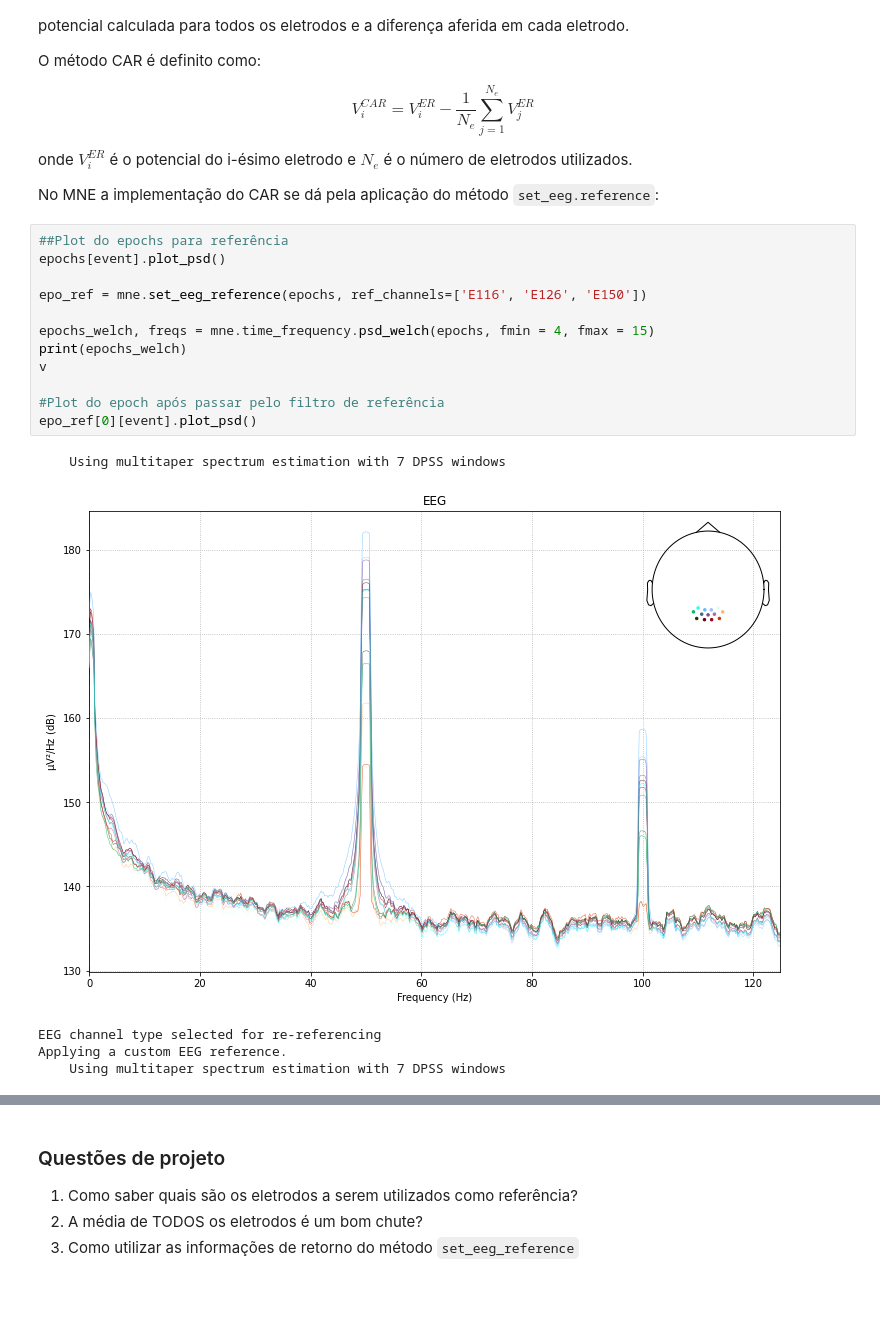
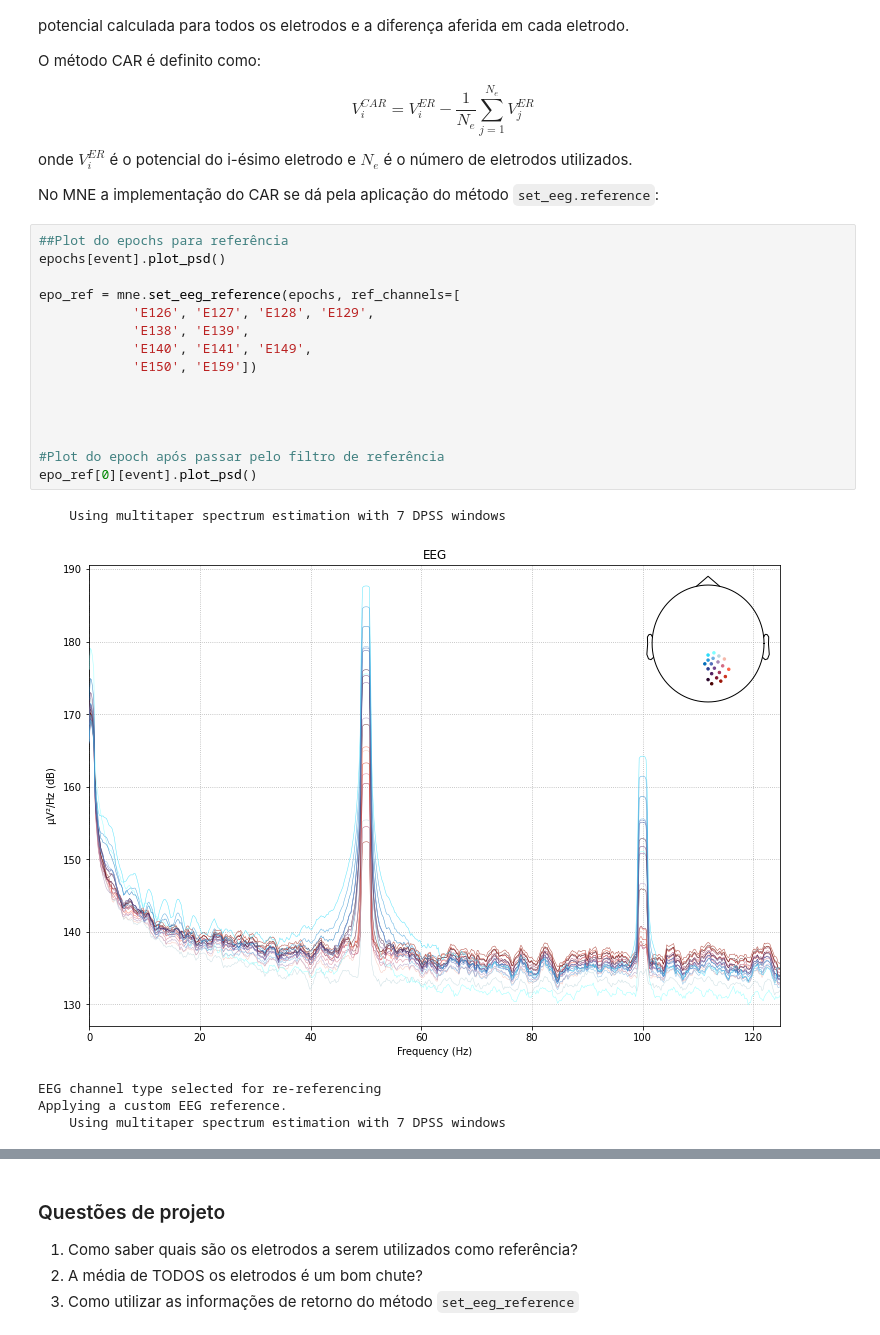
Before and after one commit to Gabrields1998/ReconhecimentoDePadroes, a Jupyter notebook: MAMEM_SSVEP/preprocessing.ipynb, the cells around one changed output, grey strips where cells are left out. Cells and saved outputs as stored; diff of their text form; blank space fills up the shorter version.

```diff
--- a/MAMEM_SSVEP/preprocessing.ipynb
+++ b/MAMEM_SSVEP/preprocessing.ipynb
@@ -206,18 +223,21 @@ No MNE a implementação do CAR se dá pela aplicação do método `set_eeg.refe
 # %%
 ##Plot do epochs para referência
 epochs[event].plot_psd()
 
-epo_ref = mne.set_eeg_reference(epochs, ref_channels=['E116', 'E126', 'E150'])
+epo_ref = mne.set_eeg_reference(epochs, ref_channels=[
+            'E126', 'E127', 'E128', 'E129',
+            'E138', 'E139',
+            'E140', 'E141', 'E149',
+            'E150', 'E159'])
 
-epochs_welch, freqs = mne.time_frequency.psd_welch(epochs, fmin = 4, fmax = 15)
-print(epochs_welch)
-v
+
+
 
 #Plot do epoch após passar pelo filtro de referência
 epo_ref[0][event].plot_psd()
 # %% [output]
     Using multitaper spectrum estimation with 7 DPSS windows
-[figure, old version]
+[figure, new version]
 EEG channel type selected for re-referencing
 Applying a custom EEG reference.
     Using multitaper spectrum estimation with 7 DPSS windows
```
Also changed, not shown: parts of 11 cells of this notebook, 6 other files.
